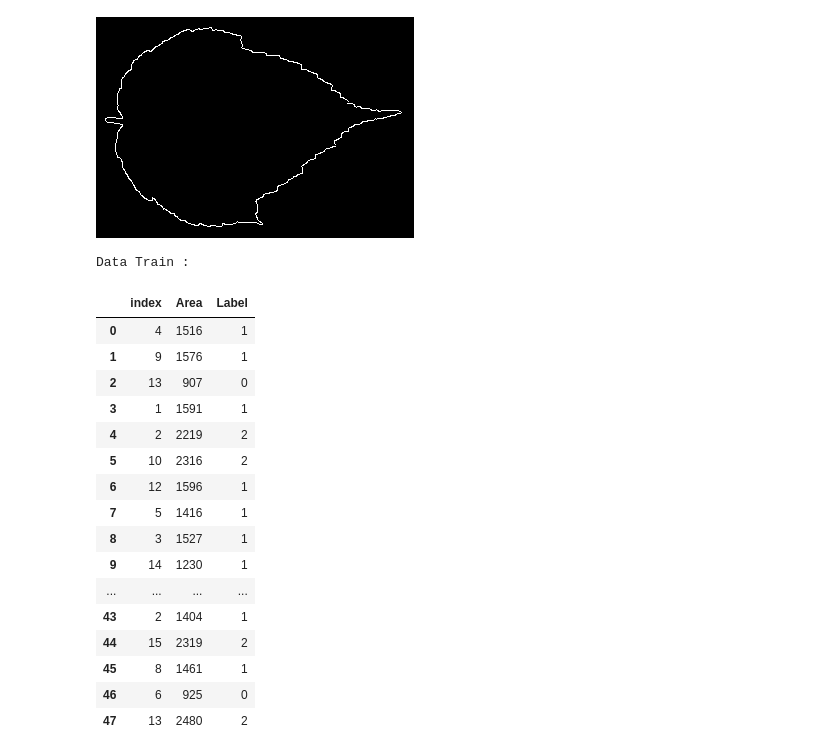
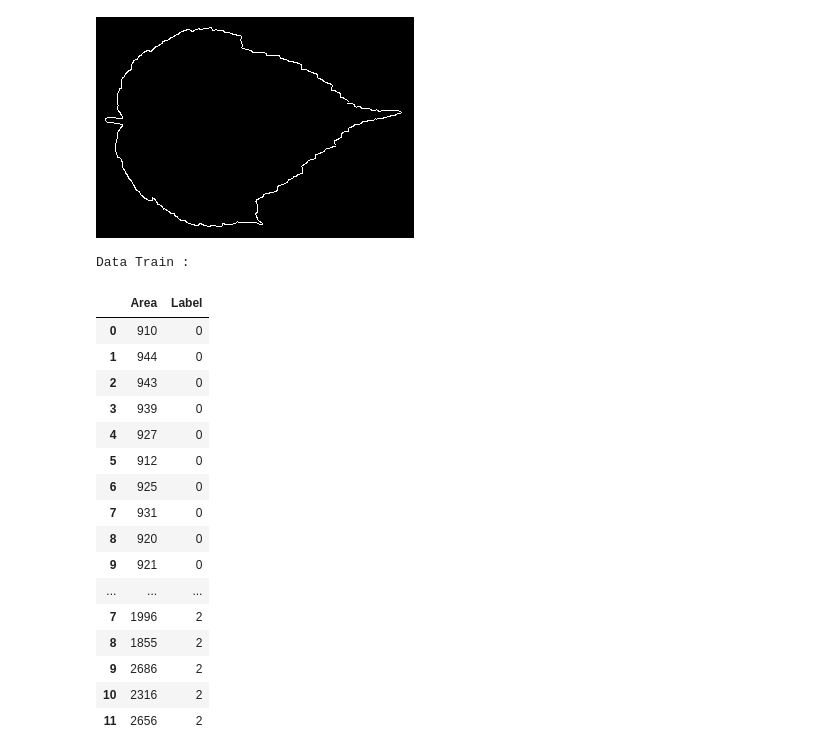
Before and after one commit to divardhia/PCVK_Genap_2022, a Jupyter notebook: final_project.ipynb, the cells around one changed output. Saved outputs shown, nothing was run; the diff lists cells and outputs as text; code cells hidden in the pictures.

```diff
--- a/final_project.ipynb
+++ b/final_project.ipynb
@@ -45,3 +47,30 @@ for i in range(3):
+# %%
+# Bagi dataset menjadi 75% data train dari awal dataset
+train_daun1 = []
+train_daun2 = []
+train_daun3 = []
+train_image = [train_daun1, train_daun2, train_daun3]
+
+train_size = int(len(all_image[0]) * 0.75)
+for i in range(len(all_image)):
+  for j in range(train_size):
+    train_image[i].append(all_image[i][j])
+# %%
+# Bagi dataset menjadi 25% data test dari akhir dataset
+test_daun1 = []
+test_daun2 = []
+test_daun3 = []
+test_daun1_gray = []
+test_daun2_gray = []
+test_daun3_gray = []
+test_images_gray = [test_daun1_gray, test_daun2_gray, test_daun3_gray]
+test_images = [test_daun1, test_daun2, test_daun3]
+
+test_size = int(len(all_image[0]) * 0.25)
+for i in range(len(all_image)):
+  for j in range(train_size, len(all_image[0])):
+    test_images_gray[i].append(all_image[i][j])
+    test_images[i].append(all_image[i][j])
 # %%
 cv2_imshow(train_image[0][1])
 # %% [output]
@@ -52,6 +81,11 @@ edged_daun = train_image.copy()
 for i in range(len(edged_daun)):
   for j in range(len(edged_daun[0])):
     edged_daun[i][j] = cv.Canny(edged_daun[i][j], 30, 200)
+
+edged_test = test_images_gray.copy()
+for i in range(len(edged_test)):
+  for j in range(len(edged_test[0])):
+    edged_test[i][j] = cv.Canny(edged_test[i][j], 30, 200)
 # %%
 cv2_imshow(edged_daun[0][1])
 # %% [output]
@@ -78,39 +110,38 @@ from sklearn.model_selection import train_test_split
 # %%
-# Membuat data train dari data area bentuk daun
+# Membuat data train dengan label dari data area bentuk daun
 label1 = [0] * len(area_daun1)
 label2 = [1] * len(area_daun2)
 label3 = [2] * len(area_daun3)
 
 data1 = np.stack((area_daun1, label1), axis=1)
 data2 = np.stack((area_daun2, label2), axis=1)
 data3 = np.stack((area_daun3, label3), axis=1)
 
 df = pd.DataFrame(data1, columns=["Area", "Label"])
 df1 = pd.DataFrame(data2, columns=["Area", "Label"])
 df2 = pd.DataFrame(data3, columns=["Area", "Label"])
 
 df = df.append(df1)
 df = df.append(df2)
 
 print("Data Train : ")
-df = df.sample(frac=1).reset_index()
 df
 # %% [output]
 Data Train :
-|  | index | Area | Label |
-| 0 | 4 | 1516 | 1 |
-| 1 | 9 | 1576 | 1 |
-| 2 | 13 | 907 | 0 |
-| 3 | 1 | 1591 | 1 |
-| 4 | 2 | 2219 | 2 |
-| 5 | 10 | 2316 | 2 |
-| 6 | 12 | 1596 | 1 |
-| 7 | 5 | 1416 | 1 |
-| 8 | 3 | 1527 | 1 |
-| 9 | 14 | 1230 | 1 |
-| ... | ... | ... | ... |
-| 43 | 2 | 1404 | 1 |
-| 44 | 15 | 2319 | 2 |
-| 45 | 8 | 1461 | 1 |
-| 46 | 6 | 925 | 0 |
-| 47 | 13 | 2480 | 2 |
+|  | Area | Label |
+| 0 | 910 | 0 |
+| 1 | 944 | 0 |
+| 2 | 943 | 0 |
+| 3 | 939 | 0 |
+| 4 | 927 | 0 |
+| 5 | 912 | 0 |
+| 6 | 925 | 0 |
+| 7 | 931 | 0 |
+| 8 | 920 | 0 |
+| 9 | 921 | 0 |
+| ... | ... | ... |
+| 7 | 1996 | 2 |
+| 8 | 1855 | 2 |
+| 9 | 2686 | 2 |
+| 10 | 2316 | 2 |
+| 11 | 2656 | 2 |
```
Also changed, not shown: parts of 13 cells of this notebook.
